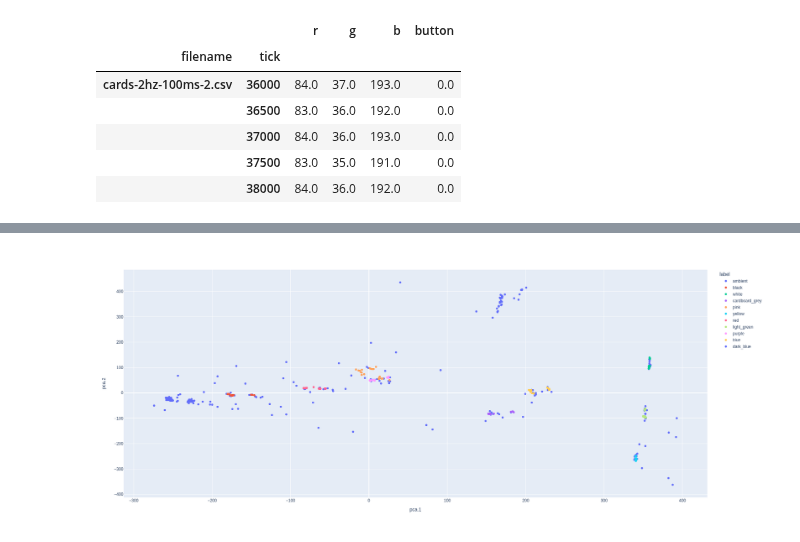
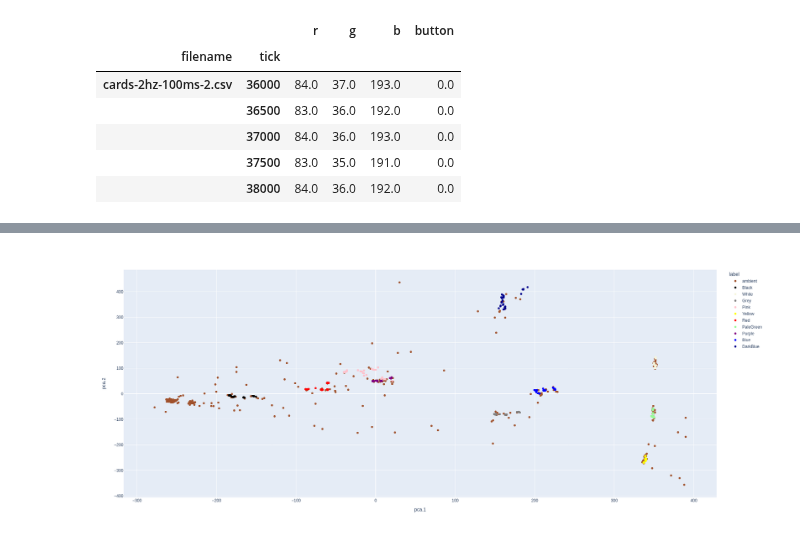
Before and after one commit to jonnor/embeddedml, a Jupyter notebook: emlearn/colordetector/Explore.ipynb, the cells around one changed output, grey strips where cells are left out. Cells and saved outputs as stored; diff of their text form; code cells hidden in the pictures.

Commit message:
colordetector: Start instructions

```diff
--- a/emlearn/colordetector/Explore.ipynb
+++ b/emlearn/colordetector/Explore.ipynb
@@ -110,15 +112,15 @@ for name, df in data.groupby('filename'):
 # %%
 card_data_order = [
-    'black',
-    'white',
-    'cardboard_grey',
-    'pink',
-    'yellow',
-    'red',
-    'light_green',
-    'purple',
-    'blue',
-    'dark_blue',
+    'Black',
+    'White',
+    'Grey', # cardboard
+    'Pink',
+    'Yellow',
+    'Red',
+    'PaleGreen',
+    'Purple',
+    'Blue',
+    'DarkBlue',
 ]
 def make_label_mapping(section_labels):
 
@@ -220,0 +203,9 @@ MultiIndex([('cards-2hz-100ms-2.csv',  36000),
+# %%
+
+
+cards_color_map = dict(zip(label_mapping.values(), label_mapping.values()))
+cards_color_map.update({
+    'ambient': 'Sienna',
+    'White': 'Beige',
+})
+cards_color_map
@@ -221,23 +224,31 @@ MultiIndex([('cards-2hz-100ms-2.csv',  36000),
 # %%
 
-def plot_colors_2d(data, columns = ['r', 'g', 'b']):
+def pca_transform_2d(data, columns = ['r', 'g', 'b']):
     from sklearn.decomposition import PCA
+
     pca = PCA(2)
+    data = data.dropna(subset=columns)
 
-    dd = pca.fit_transform(data[columns])
+    X = data[columns]
+    dd = pca.fit_transform(X)
     df = pandas.DataFrame(dd, columns=['pca.1', 'pca.2'], index=data.index)
+    return df
 
-    modded = pandas.merge(data, df, right_index=True, left_index=True).reset_index()
+def plot_colors_2d(data, color_map={}):
+
+    pca_data = pca_transform_2d(data)
+    modded = pandas.merge(data, pca_data, right_index=True, left_index=True).reset_index()
 
     import plotly.express
     # FIXME: plot with (approximately) correct colors
     fig = plotly.express.scatter(modded, x='pca.1', y='pca.2',
                                  color='label',
                                  hover_data=['filename'],
+                                 color_discrete_map=color_map,
                                  height=800, width=800)
     return fig
 
-fig = plot_colors_2d(labeled_data)
+fig = plot_colors_2d(labeled_data, color_map=cards_color_map)
 fig
 # %% [output]
-[figure, old version]
+[figure, new version]
```
Also changed, not shown: parts of 9 cells of this notebook, 2 other files.
